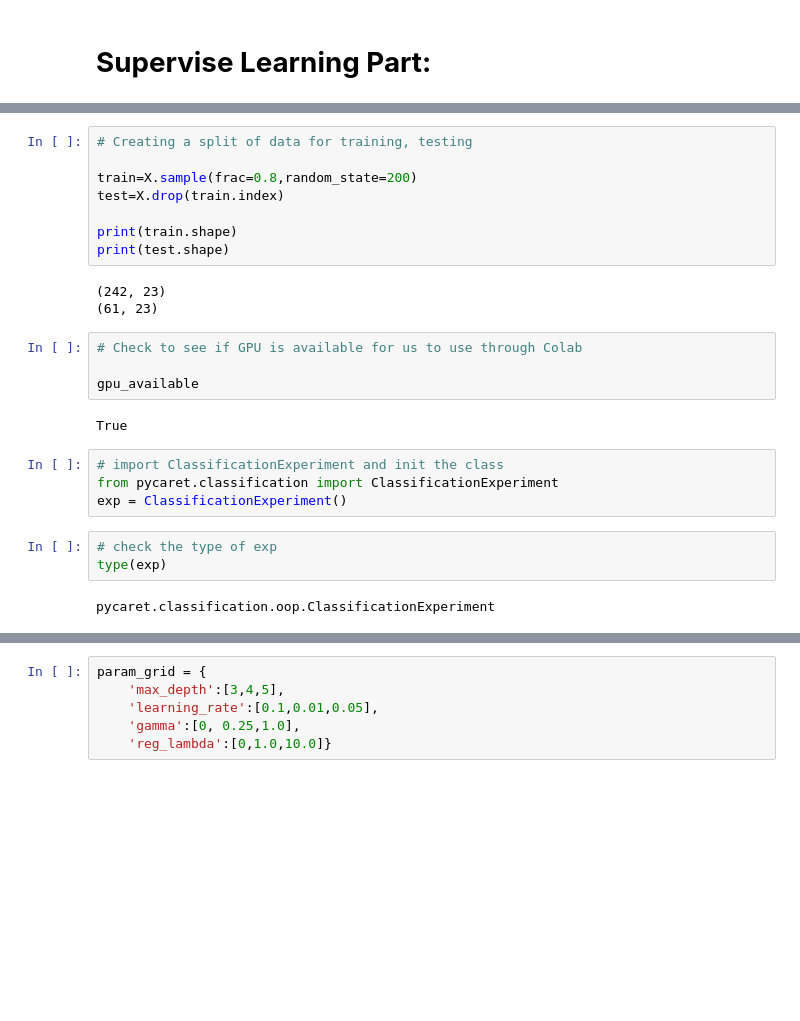
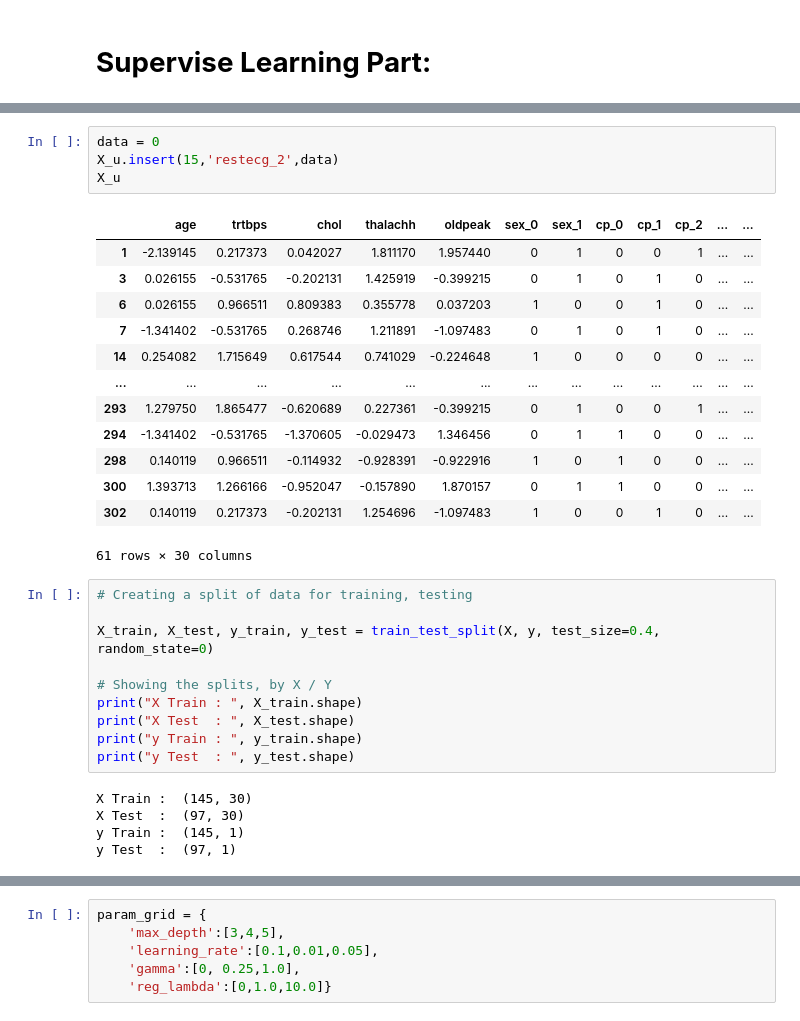
Before and after one commit to dc-neo/heart_attack_predict, a Jupyter notebook: Heart_Disease_Semi-Supervised.ipynb, the cells around one changed output, grey strips where cells are left out. Cells and saved outputs as stored; diff of their text form; blank space fills up the shorter version.

```diff
--- a/Heart_Disease_Semi-Supervised.ipynb
+++ b/Heart_Disease_Semi-Supervised.ipynb
@@ -270,26 +296,33 @@ The first 5 rows of X are
+# %%
+data = 0
+X_u.insert(15,'restecg_2',data)
+X_u
+# %% [output]
+|  | age | trtbps | chol | thalachh | oldpeak | sex_0 | sex_1 | cp_0 | cp_1 | cp_2 | ... | ... |
+| 1 | -2.139145 | 0.217373 | 0.042027 | 1.811170 | 1.957440 | 0 | 1 | 0 | 0 | 1 | ... | ... |
+| 3 | 0.026155 | -0.531765 | -0.202131 | 1.425919 | -0.399215 | 0 | 1 | 0 | 1 | 0 | ... | ... |
+| 6 | 0.026155 | 0.966511 | 0.809383 | 0.355778 | 0.037203 | 1 | 0 | 0 | 1 | 0 | ... | ... |
+| 7 | -1.341402 | -0.531765 | 0.268746 | 1.211891 | -1.097483 | 0 | 1 | 0 | 1 | 0 | ... | ... |
+| 14 | 0.254082 | 1.715649 | 0.617544 | 0.741029 | -0.224648 | 1 | 0 | 0 | 0 | 0 | ... | ... |
+| ... | ... | ... | ... | ... | ... | ... | ... | ... | ... | ... | ... | ... |
+| 293 | 1.279750 | 1.865477 | -0.620689 | 0.227361 | -0.399215 | 0 | 1 | 0 | 0 | 1 | ... | ... |
+| 294 | -1.341402 | -0.531765 | -1.370605 | -0.029473 | 1.346456 | 0 | 1 | 1 | 0 | 0 | ... | ... |
+| 298 | 0.140119 | 0.966511 | -0.114932 | -0.928391 | -0.922916 | 1 | 0 | 1 | 0 | 0 | ... | ... |
+| 300 | 1.393713 | 1.266166 | -0.952047 | -0.157890 | 1.870157 | 0 | 1 | 1 | 0 | 0 | ... | ... |
+| 302 | 0.140119 | 0.217373 | -0.202131 | 1.254696 | -1.097483 | 1 | 0 | 0 | 1 | 0 | ... | ... |
+61 rows × 30 columns
 # %%
 # Creating a split of data for training, testing
 
-train=X.sample(frac=0.8,random_state=200)
-test=X.drop(train.index)
+X_train, X_test, y_train, y_test = train_test_split(X, y, test_size=0.4, random_state=0)
 
-print(train.shape)
-print(test.shape)
+# Showing the splits, by X / Y
+print("X Train : ", X_train.shape)
+print("X Test  : ", X_test.shape)
+print("y Train : ", y_train.shape)
+print("y Test  : ", y_test.shape)
 # %% [output]
-(242, 23)
-(61, 23)
+X Train :  (145, 30)
+X Test  :  (97, 30)
+y Train :  (145, 1)
+y Test  :  (97, 1)
-# %%
-# Check to see if GPU is available for us to use through Colab
-
-gpu_available
-# %% [output]
-True
-# %%
-# import ClassificationExperiment and init the class
-from pycaret.classification import ClassificationExperiment
-exp = ClassificationExperiment()
-# %%
-# check the type of exp
-type(exp)
-# %% [output]
-pycaret.classification.oop.ClassificationExperiment
```
Also changed, not shown: parts of 53 cells of this notebook.
